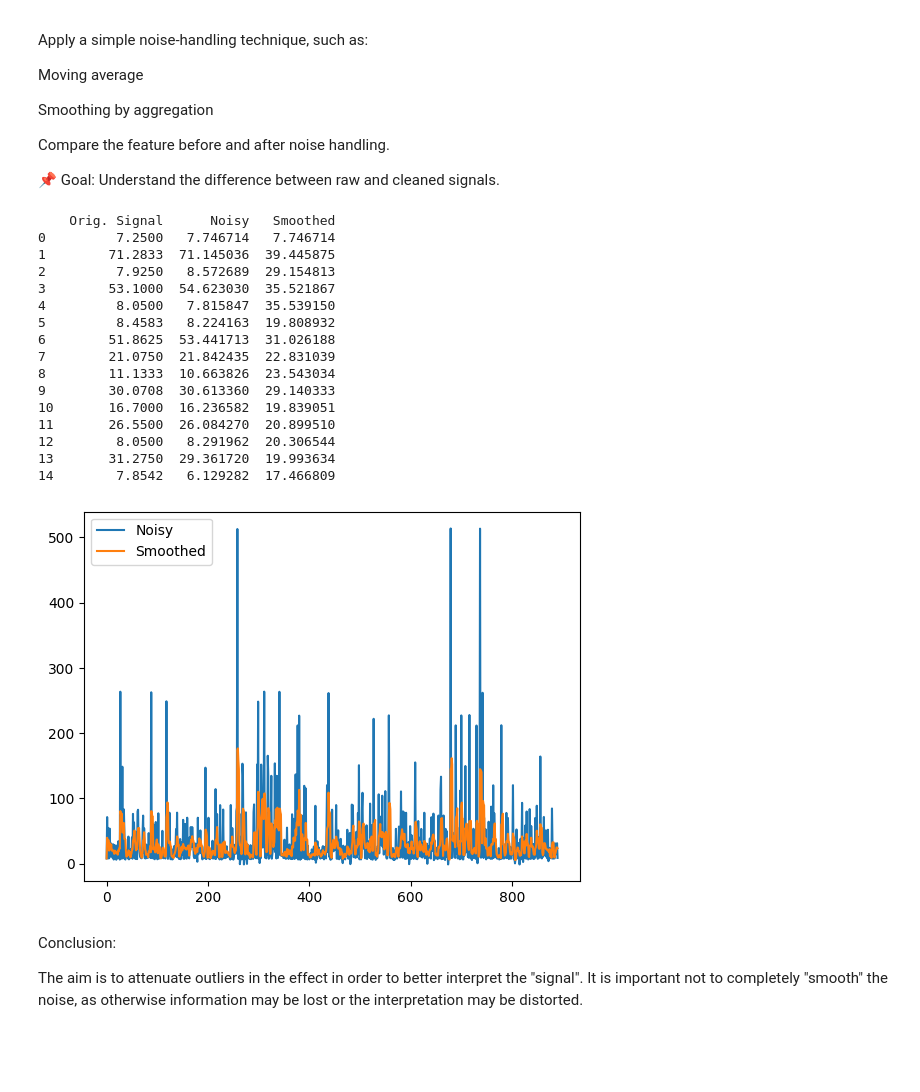
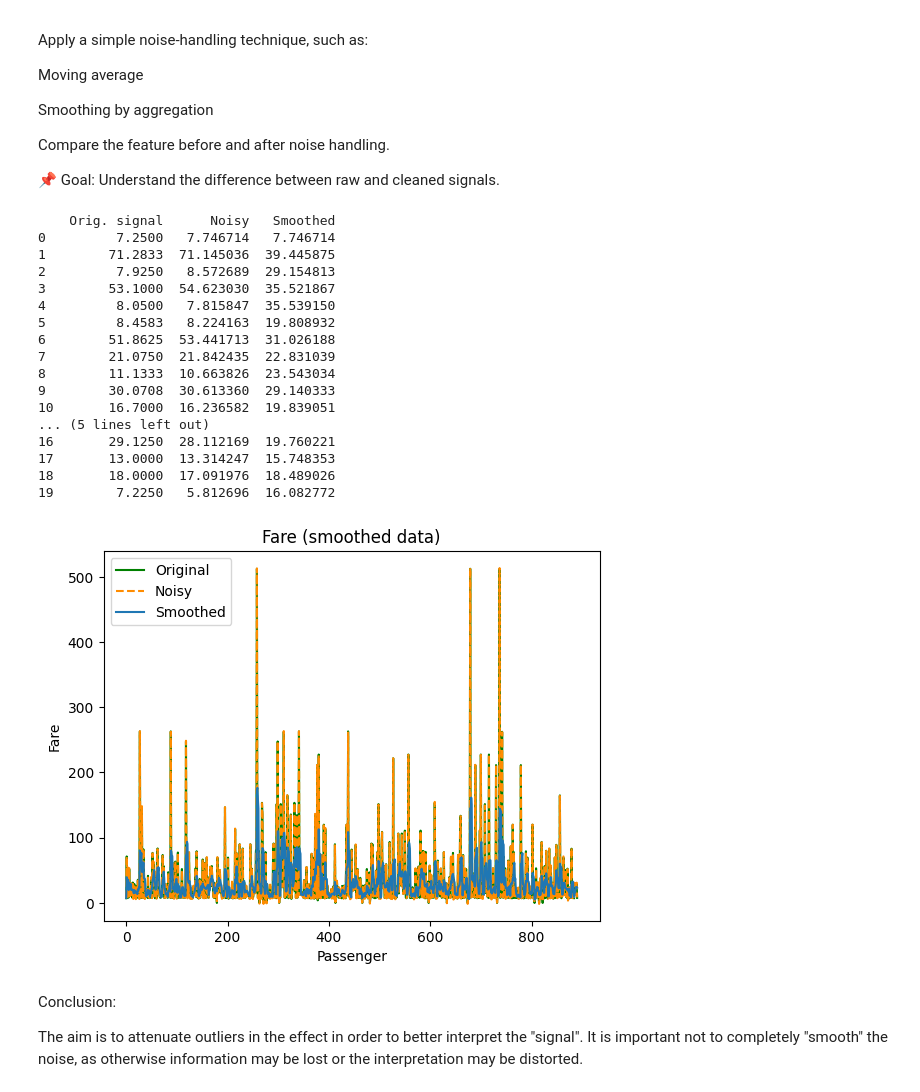
Before and after one commit to kaxmarc/statistics_ml, a Jupyter notebook: in_class_assignment/FIN_Practical_Exercise_2_–_Data_Preprocessing.ipynb, the cells around one changed output. Saved outputs shown, nothing was run; the diff lists cells and outputs as text; code cells hidden in the pictures; blank space fills up the shorter version.

```diff
--- a/in_class_assignment/FIN_Practical_Exercise_2_–_Data_Preprocessing.ipynb
+++ b/in_class_assignment/FIN_Practical_Exercise_2_–_Data_Preprocessing.ipynb
@@ -107,15 +107,15 @@ signal_noisy = signal + noise
 signal_smoothed = signal_noisy.rolling(window=4, min_periods=1).mean() # Slight smoothing (4) and without NaN (1)
 
 comparison_df = pd.DataFrame({
-  'Orig. Signal': signal,
+  'Orig. signal': signal,
   'Noisy': signal_noisy,
   'Smoothed': signal_smoothed
 
 })
 
-print(comparison_df.head(15))
+print(comparison_df.head(20))
 # %% [output]
-    Orig. Signal      Noisy   Smoothed
+    Orig. signal      Noisy   Smoothed
 0         7.2500   7.746714   7.746714
 1        71.2833  71.145036  39.445875
 2         7.9250   8.572689  29.154813
@@ -127,18 +127,24 @@ print(comparison_df.head(15))
 8        11.1333  10.663826  23.543034
 9        30.0708  30.613360  29.140333
 10       16.7000  16.236582  19.839051
-11       26.5500  26.084270  20.899510
-12        8.0500   8.291962  20.306544
-13       31.2750  29.361720  19.993634
-14        7.8542   6.129282  17.466809
+... (5 lines left out)
+16       29.1250  28.112169  19.760221
+17       13.0000  13.314247  15.748353
+18       18.0000  17.091976  18.489026
+19        7.2250   5.812696  16.082772
 # %%
 # Plot, for overview and determination smoothing window, without losing information.
-plt.plot(signal_noisy, label='Noisy')
+
+plt.plot(signal, color='green', label='Original')
+plt.plot(signal_noisy, color='darkorange', linestyle='--', label='Noisy')
 plt.plot(signal_smoothed, label='Smoothed')
+plt.title('Fare (smoothed data)')
+plt.xlabel('Passenger')
+plt.ylabel('Fare')
 plt.legend()
 plt.show()
 # %% [output]
-[figure, old version]
+[figure, new version]
 # %% [markdown]
 Conclusion:
 
```
Also changed, not shown: parts of 5 cells of this notebook.
